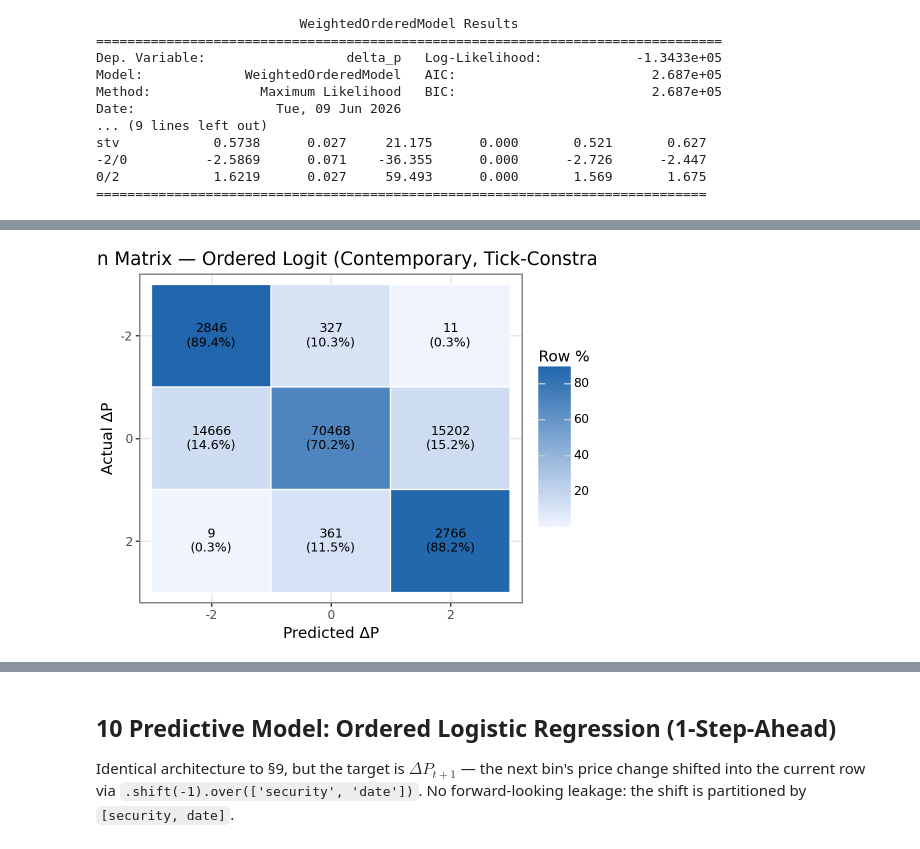
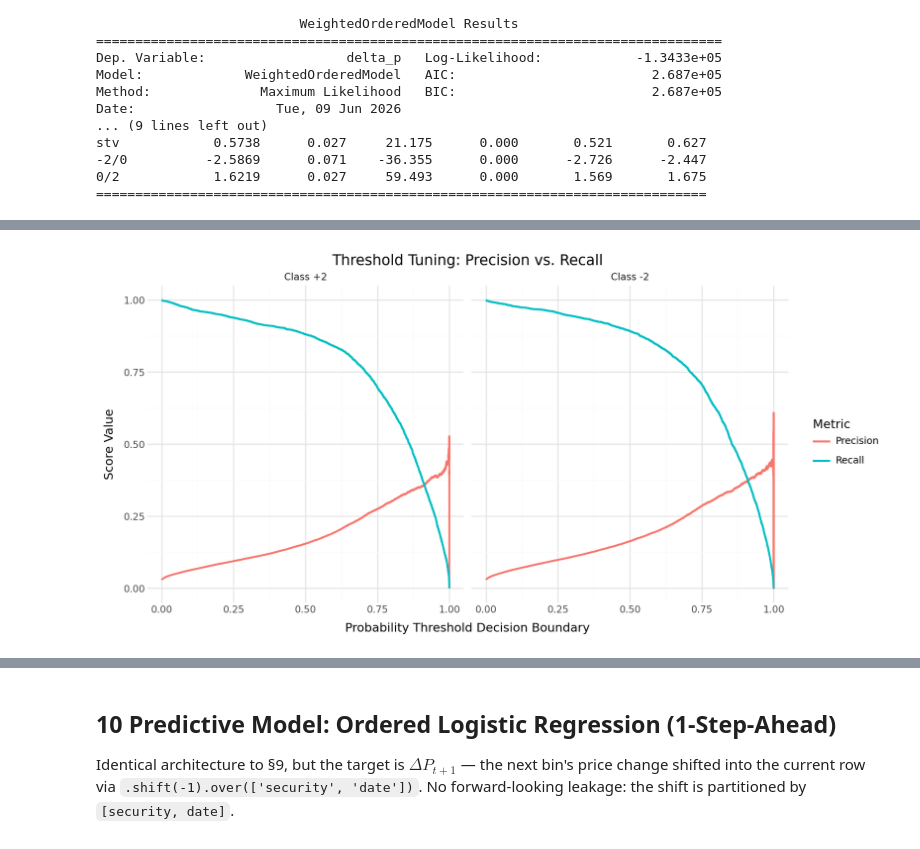
Before and after one commit to qe-internship-wjw/ip1, a Jupyter notebook: notebooks/01_ob_signals_calendar_spread.ipynb, the cells around one changed output, grey strips where cells are left out. Saved outputs shown, nothing was run; the diff lists cells and outputs as text; code cells hidden in the pictures.

Commit message:
Add prob threshold tuning

```diff
--- a/notebooks/01_ob_signals_calendar_spread.ipynb
+++ b/notebooks/01_ob_signals_calendar_spread.ipynb
@@ -1303,46 +1303,63 @@ stv            0.5738      0.027     21.175      0.000       0.521       0.627
 ==============================================================================
 # %%
 # --- 9b  Confusion matrix -------------------------------------------------------
-from sklearn.metrics import confusion_matrix, classification_report
+from sklearn.metrics import confusion_matrix, classification_report, precision_recall_curve
 
 CATS = [-2, 0, 2]
 
 # In-sample predicted class = category with highest predicted probability
 pred_probs = np.asarray(result_olr.predict())          # (n, 3)
-pred_classes = np.array(CATS)[pred_probs.argmax(axis=1)]
 true_classes = olr_df['delta_p'].astype(int).values
 
-acc = (pred_classes == true_classes).mean()
-print(f'In-sample accuracy: {acc:.4f}\n')
-print(classification_report(true_classes, pred_classes, target_names=['-2', '0', '+2']))
+y_true_neg2 = (true_classes == -2).astype(int)
+y_true_pos2 = (true_classes == 2).astype(int)
 
-# Tidy confusion-matrix DataFrame
-cm = confusion_matrix(true_classes, pred_classes, labels=CATS)
-cm_long = (
-    pd.DataFrame(cm, index=CATS, columns=CATS)
-    .rename_axis('Actual').reset_index()
-    .melt(id_vars='Actual', var_name='Predicted', value_name='n')
-    .assign(
-        row_pct=lambda d: 100 * d['n'] / d.groupby('Actual')['n'].transform('sum'),
-        label=lambda d: d.apply(
-            lambda r: f"{int(r['n'])}\n({r['row_pct']:.1f}%)", axis=1
-        ),
+# 2. Extract the raw predicted probabilities for each tail class
+prob_neg2 = pred_probs[:, 0]
+prob_pos2 = pred_probs[:, 2]
+
+# 3. Compute precision-recall pairs for different probability thresholds
+prec_neg2, rec_neg2, thresh_neg2 = precision_recall_curve(y_true_neg2, prob_neg2)
+prec_pos2, rec_pos2, thresh_pos2 = precision_recall_curve(y_true_pos2, prob_pos2)
+
+# 4. Construct DataFrames
+# (Note: sklearn's precision/recall arrays are 1 element longer than thresholds;
+# we truncate the last element with [:-1] to align them perfectly)
+df_neg2 = pd.DataFrame({
+    'Threshold': thresh_neg2,
+    'Precision': prec_neg2[:-1],
+    'Recall': rec_neg2[:-1],
+    'Class': 'Class -2'
+})
+
+df_pos2 = pd.DataFrame({
+    'Threshold': thresh_pos2,
+    'Precision': prec_pos2[:-1],
+    'Recall': rec_pos2[:-1],
+    'Class': 'Class +2'
+})
+
+# 5. Combine and reshape to long format for plotnine
+df_tuning = pd.concat([df_neg2, df_pos2], ignore_index=True)
+df_tuning_long = df_tuning.melt(
+    id_vars=['Threshold', 'Class'],
+    value_vars=['Precision', 'Recall'],
+    var_name='Metric',
+    value_name='Value'
+)
+
+# 6. Plot Precision & Recall vs Threshold using plotnine
+(
+    ggplot(df_tuning_long, aes(x='Threshold', y='Value', color='Metric'))
+    + geom_line(size=1)
+    + facet_wrap('~Class', scales='free_x')
+    + theme_minimal()
+    + labs(
+        title='Threshold Tuning: Precision vs. Recall',
+        x='Probability Threshold Decision Boundary',
+        y='Score Value',
+        color='Metric'
     )
+    + theme(figure_size=(10, 5))
 )
-# Ordered factors: x = -2 -> 0 -> 2; y reversed so -2 sits at top
-for col, order in [('Predicted', ['-2', '0', '2']), ('Actual', ['2', '0', '-2'])]:
-    cm_long[col] = pd.Categorical(cm_long[col].astype(str), categories=order)
-
-(
-    ggplot(cm_long, aes(x='Predicted', y='Actual', fill='row_pct')) +
-    geom_tile(color='white', size=0.5) +
-    geom_text(aes(label='label'), size=9) +
-    scale_fill_gradient(low='#f0f4ff', high='#2166ac', name='Row %') +
-    labs(
-        title='Confusion Matrix — Ordered Logit (Contemporary, Tick-Constrained)',
-        x='Predicted ΔP', y='Actual ΔP',
-    ) +
-    theme_bw(base_size=11) +
-    theme(figure_size=(5, 4))
-)
 # %% [output]
@@ -1360 +1366 @@ weighted avg       0.94      0.71      0.79    106656
-[figure, old version]
+[figure, new version]
```
Also changed, not shown: parts of 2 cells of this notebook.
